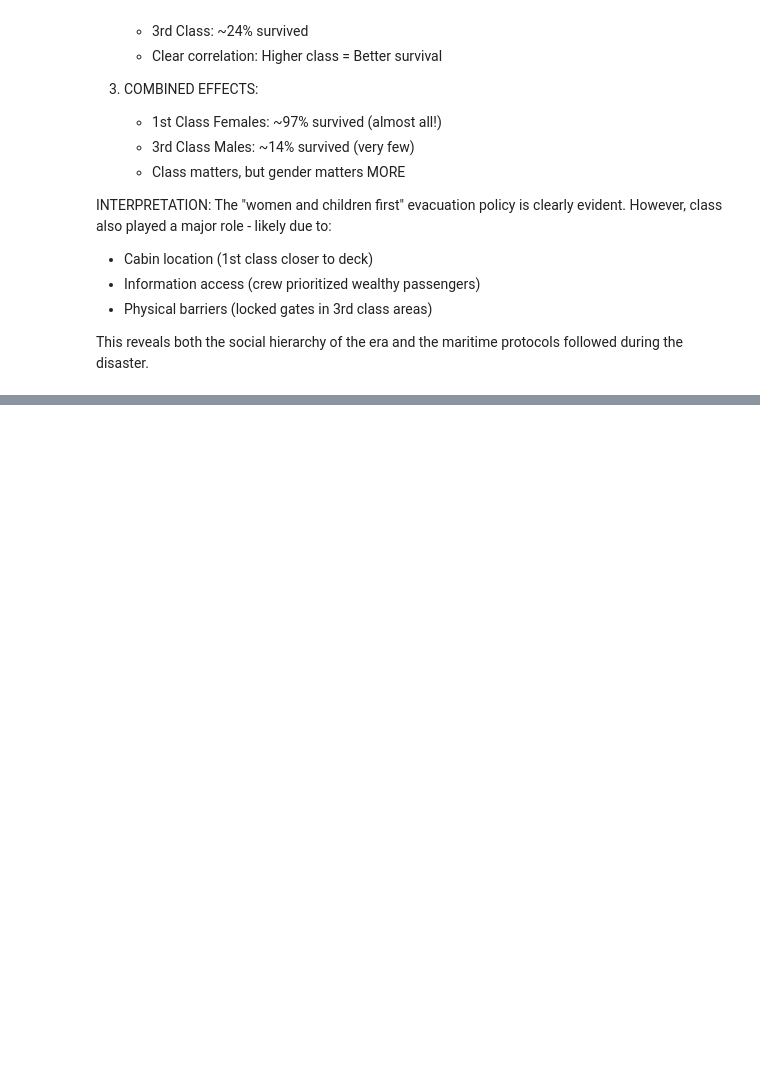
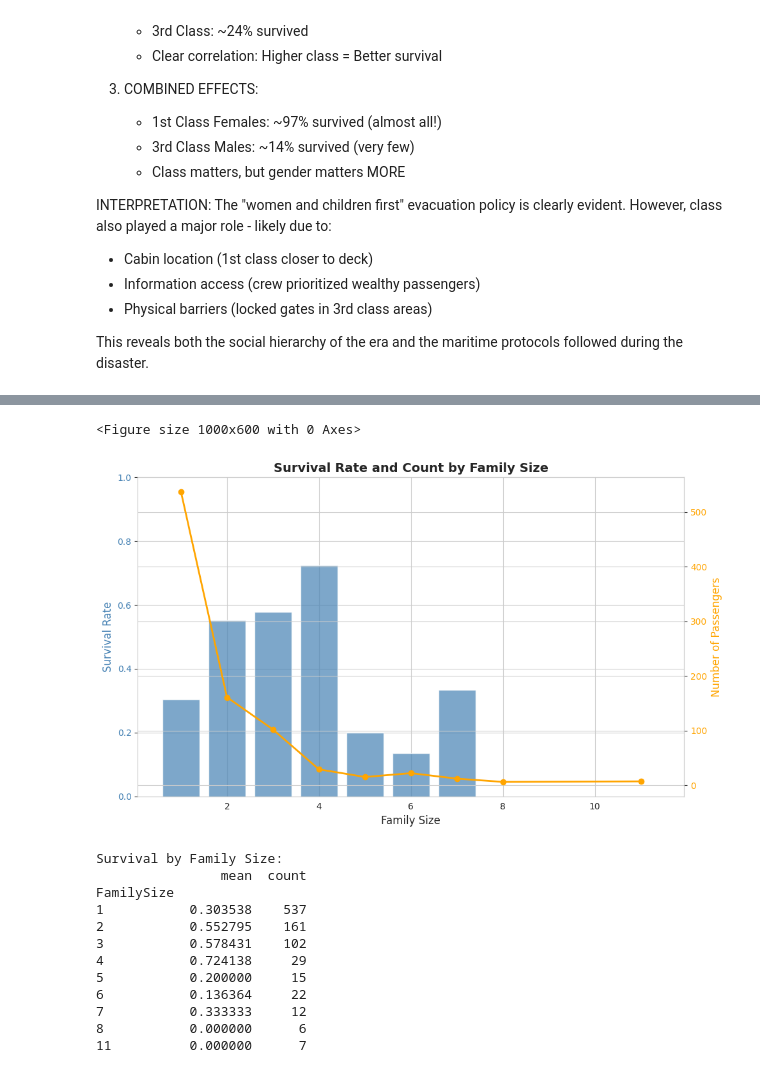
Before and after one commit to nanishat/EDA-Titanic, a Jupyter notebook: exploratory_data_analysis.ipynb, the cells around one changed output, grey strips where cells are left out. Cells and saved outputs as stored; diff of their text form; code cells hidden in the pictures; blank space fills up the shorter version.

```diff
--- a/exploratory_data_analysis.ipynb
+++ b/exploratory_data_analysis.ipynb
@@ -611,0 +705,43 @@ protocols followed during the disaster.
+# %%
+# Visualization 3: Family Size and Survival
+
+if 'FamilySize' in train.columns:
+    plt.figure(figsize=(10, 6))
+    survival_by_family = train.groupby('FamilySize')['Survived'].agg(['mean', 'count'])
+
+    fig, ax1 = plt.subplots(figsize=(10, 6))
+
+    color = 'steelblue'
+    ax1.bar(survival_by_family.index, survival_by_family['mean'], color=color, alpha=0.7)
+    ax1.set_xlabel('Family Size', fontsize=12)
+    ax1.set_ylabel('Survival Rate', fontsize=12, color=color)
+    ax1.tick_params(axis='y', labelcolor=color)
+    ax1.set_ylim(0, 1)
+
+    ax2 = ax1.twinx()
+    color = 'orange'
+    ax2.plot(survival_by_family.index, survival_by_family['count'], color=color, marker='o', linewidth=2)
+    ax2.set_ylabel('Number of Passengers', fontsize=12, color=color)
+    ax2.tick_params(axis='y', labelcolor=color)
+
+    plt.title('Survival Rate and Count by Family Size', fontsize=14, fontweight='bold')
+    plt.tight_layout()
+    plt.show()
+
+    print("\nSurvival by Family Size:")
+    print(survival_by_family)
+# %% [output]
+<Figure size 1000x600 with 0 Axes>
+[figure, added]
+Survival by Family Size:
+                mean  count
+FamilySize
+1           0.303538    537
+2           0.552795    161
+3           0.578431    102
+4           0.724138     29
+5           0.200000     15
+6           0.136364     22
+7           0.333333     12
+8           0.000000      6
+11          0.000000      7
```
Also changed, not shown: parts of 12 cells of this notebook.
